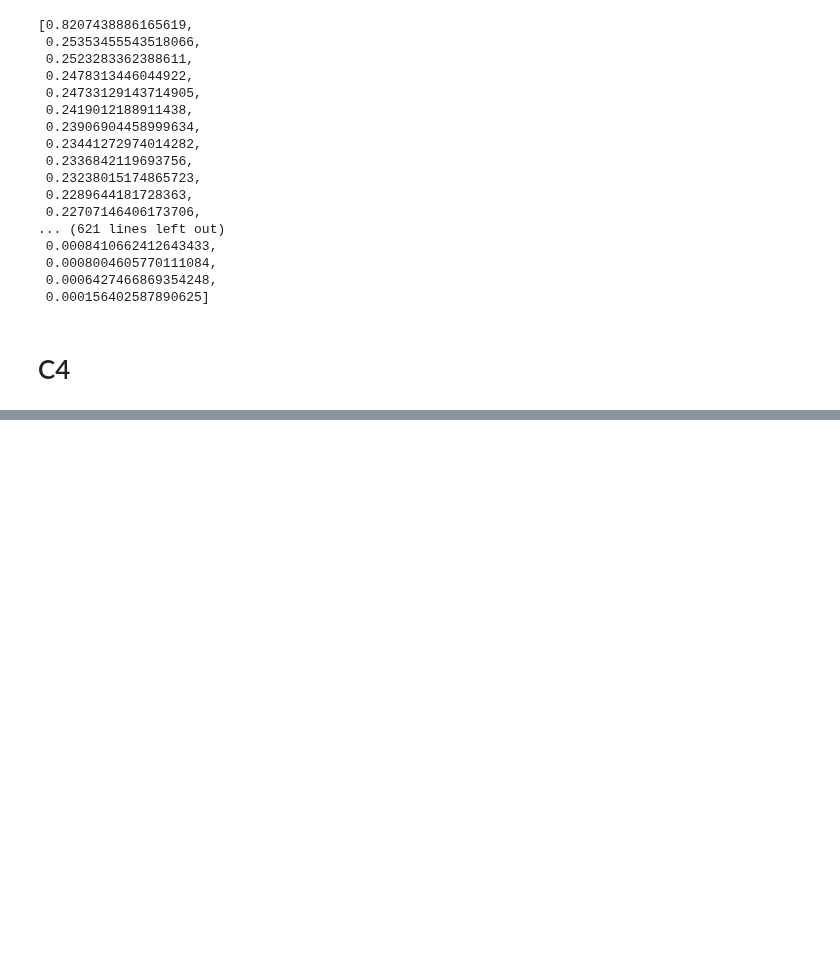
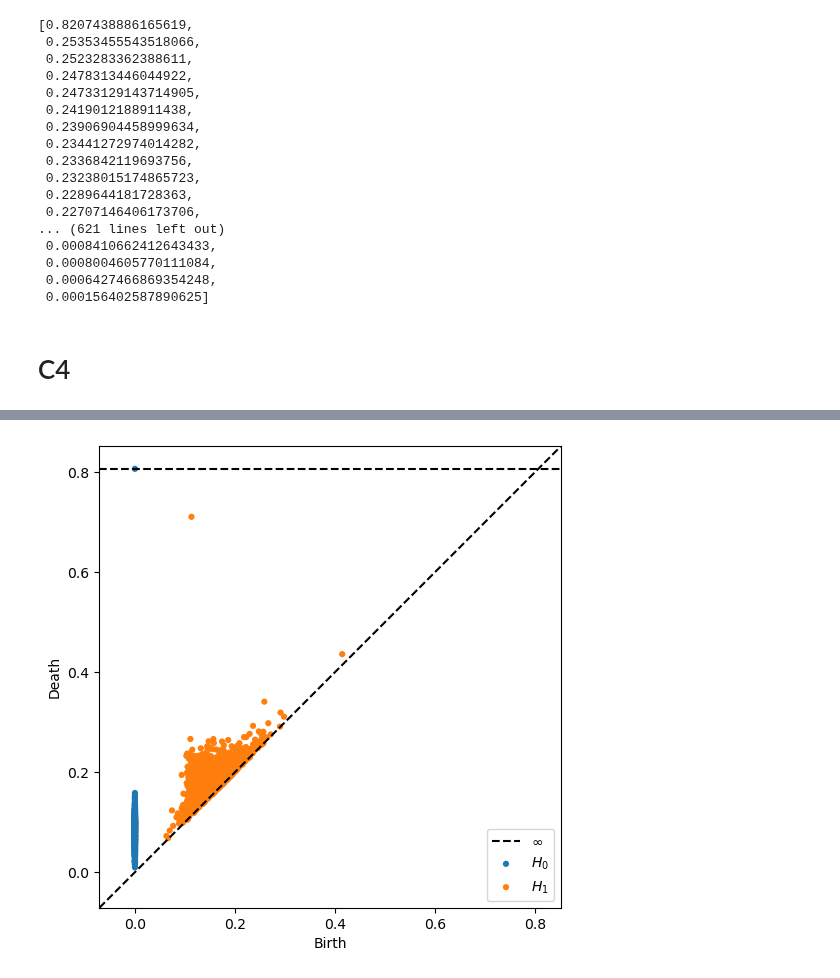
Before and after one commit to kyleormsby/persistent-symmetry, a Jupyter notebook: studentDemos/Olivia_demos/fund_domain.ipynb, the cells around one changed output, grey strips where cells are left out. Cells and saved outputs as stored; diff of their text form; code cells hidden in the pictures; blank space fills up the shorter version.

```diff
--- a/studentDemos/Olivia_demos/fund_domain.ipynb
+++ b/studentDemos/Olivia_demos/fund_domain.ipynb
@@ -249,0 +403,5 @@ for i in range(1000):
+# %%
+output = ripser(M, maxdim = 1, coeff = 3, distance_matrix = True)
+plot_dgms(output)
+# %% [output]
+[figure, added]
```
Also changed, not shown: parts of 15 cells of this notebook.
